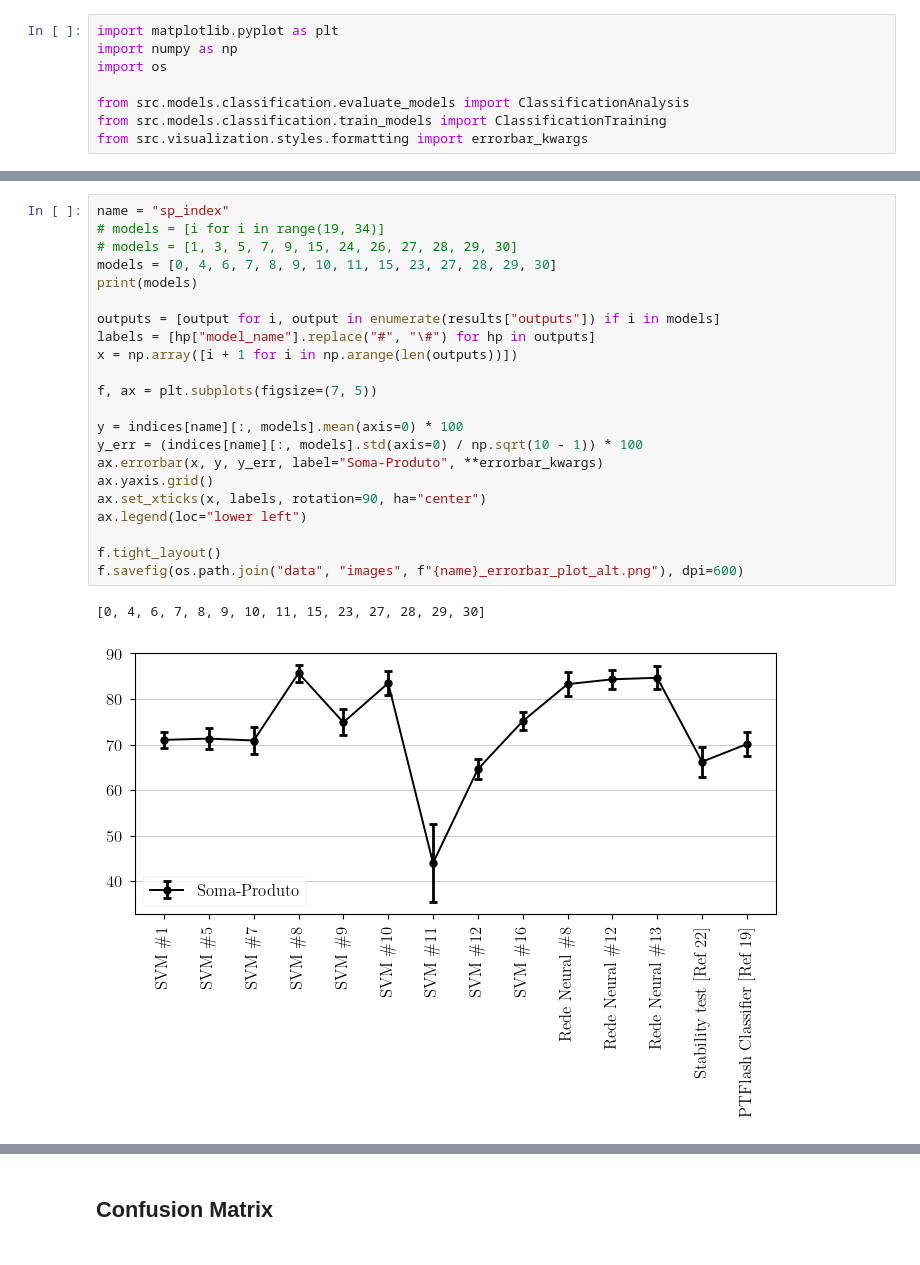
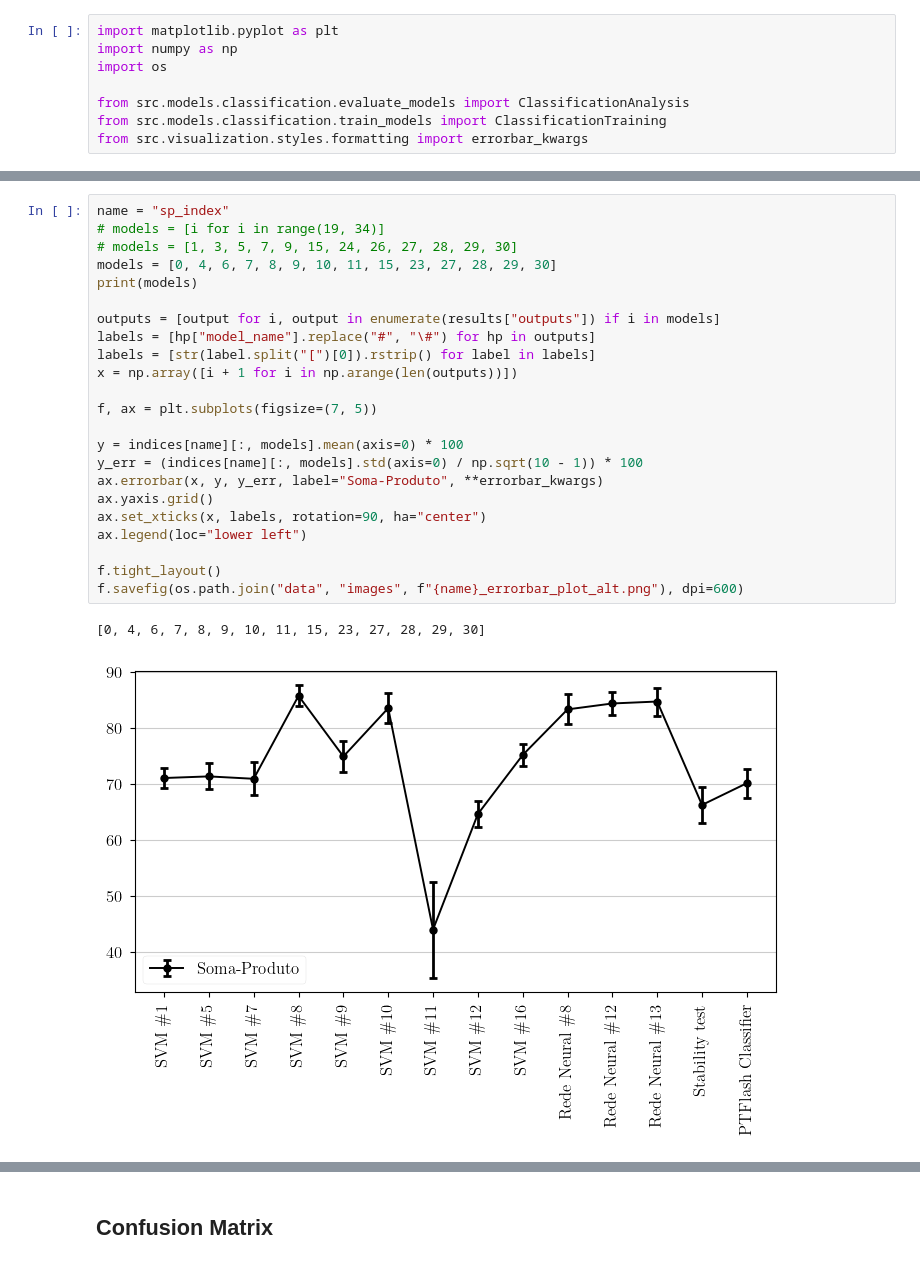
Before and after one commit to antonionicampos/nn-flash, a Jupyter notebook: notebooks/classification_custom_plots.ipynb, the cells around one changed output, grey strips where cells are left out. Saved outputs shown, nothing was run; the diff lists cells and outputs as text.

```diff
--- a/notebooks/classification_custom_plots.ipynb
+++ b/notebooks/classification_custom_plots.ipynb
@@ -17,28 +15,29 @@ WARNING:tensorflow:From d:\git\nn-flash\.venv\lib\site-packages\keras\src\backen
 # %%
 name = "sp_index"
 # models = [i for i in range(19, 34)]
 # models = [1, 3, 5, 7, 9, 15, 24, 26, 27, 28, 29, 30]
 models = [0, 4, 6, 7, 8, 9, 10, 11, 15, 23, 27, 28, 29, 30]
 print(models)
 
 outputs = [output for i, output in enumerate(results["outputs"]) if i in models]
 labels = [hp["model_name"].replace("#", "\#") for hp in outputs]
+labels = [str(label.split("[")[0]).rstrip() for label in labels]
 x = np.array([i + 1 for i in np.arange(len(outputs))])
 
 f, ax = plt.subplots(figsize=(7, 5))
 
 y = indices[name][:, models].mean(axis=0) * 100
 y_err = (indices[name][:, models].std(axis=0) / np.sqrt(10 - 1)) * 100
 ax.errorbar(x, y, y_err, label="Soma-Produto", **errorbar_kwargs)
 ax.yaxis.grid()
 ax.set_xticks(x, labels, rotation=90, ha="center")
 ax.legend(loc="lower left")
 
 f.tight_layout()
 f.savefig(os.path.join("data", "images", f"{name}_errorbar_plot_alt.png"), dpi=600)
 # %% [output]
 [0, 4, 6, 7, 8, 9, 10, 11, 15, 23, 27, 28, 29, 30]
-[figure, old version]
+[figure, new version]
 # %%
 # Rede Neural #9 - Id: 24
 # Rede Neural #11 - Id: 26
```
Also changed, not shown: parts of 3 cells of this notebook, 2 other files.
